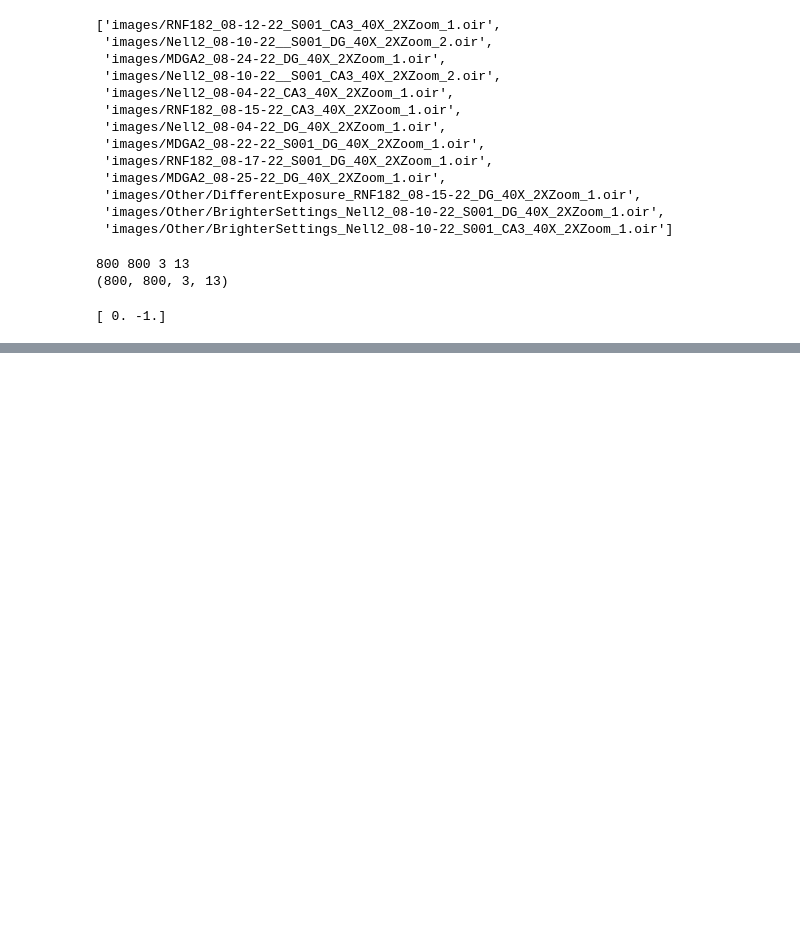
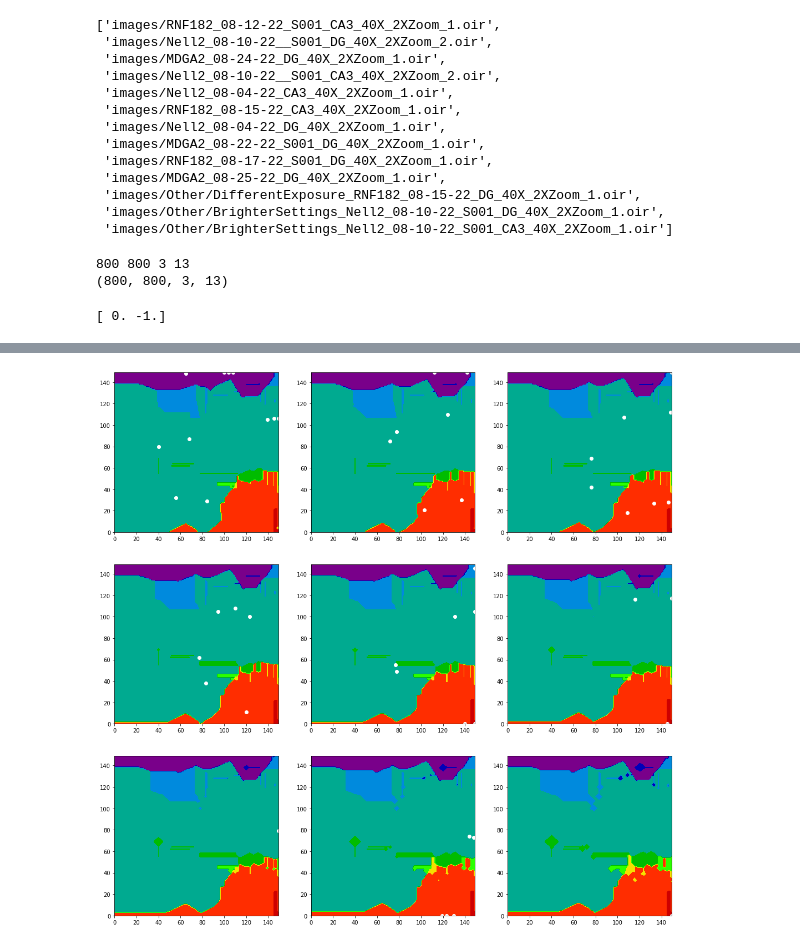
Before and after one commit to dtabuena/Images, a Jupyter notebook: Analyzing_Confocal_II.ipynb, the cells around one changed output, grey strips where cells are left out. Drawn from its saved outputs; the diff is of its cells as text; code cells hidden in the pictures; blank space fills up the shorter version.

```diff
--- a/Analyzing_Confocal_II.ipynb
+++ b/Analyzing_Confocal_II.ipynb
@@ -230,0 +222,26 @@ ax_mont[5].scatter(coords[:,1],coords[:,0],c=coords[:,2])
+# %%
+mask = np.zeros(distance.shape, dtype=bool)
+mask[tuple(coords.T)] = True
+markers, _ = ndi.label(mask)
+markers_z = np.sum(markers,axis=2)
+markers = np.stack([markers_z for i in range(markers.shape[2])],axis=-1)
+# print(markers)
+water_foot = skimage.morphology.disk(1)
+water_foot = np.stack([np.zeros_like(water_foot),water_foot,np.zeros_like(water_foot)],axis=-1)
+water_foot = skimage.morphology.ball(4)
+labels = watershed(-distance, markers, connectivity=1) # ,compactness=3, mask=neun_im_bin_smo,
+
+
+sp=9
+sp_size = 6
+r = 3
+fig_mont, ax_wat= plt.subplots(r,int(np.ceil(sp/r)),figsize=(sp_size*int(np.ceil(sp/r)),sp_size*r))
+ax_wat = ax_wat.flatten()
+for ai in range(neun_im_bin_smo.shape[2]):
+    # ax_wat[ai].contourf(np.flip(distance[:,:,ai],0),cmap=plt.cm.nipy_spectral)
+    ax_wat[ai].contourf(np.flip(labels[:,:,ai],0),cmap=plt.cm.nipy_spectral)
+
+    in_plane = np.where(coords[:,2] == ai)[0]
+    ax_wat[ai].scatter(coords[in_plane,1],coords[in_plane,0],c='w')
+# %% [output]
+[figure, added]
```
Also changed, not shown: parts of 4 cells of this notebook.
